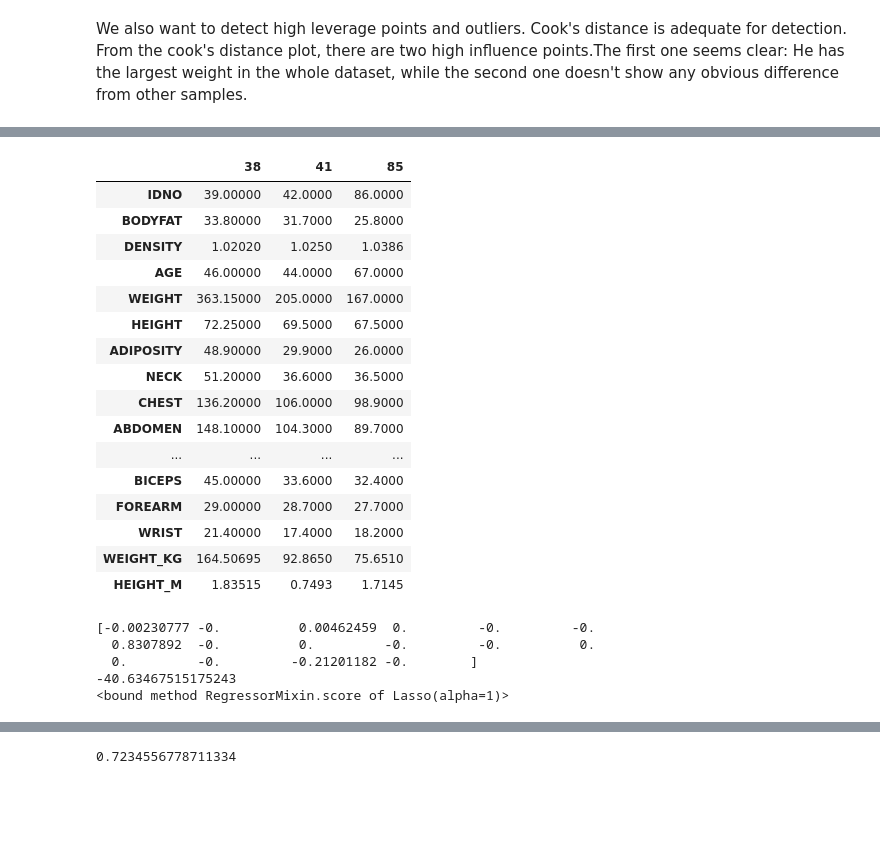
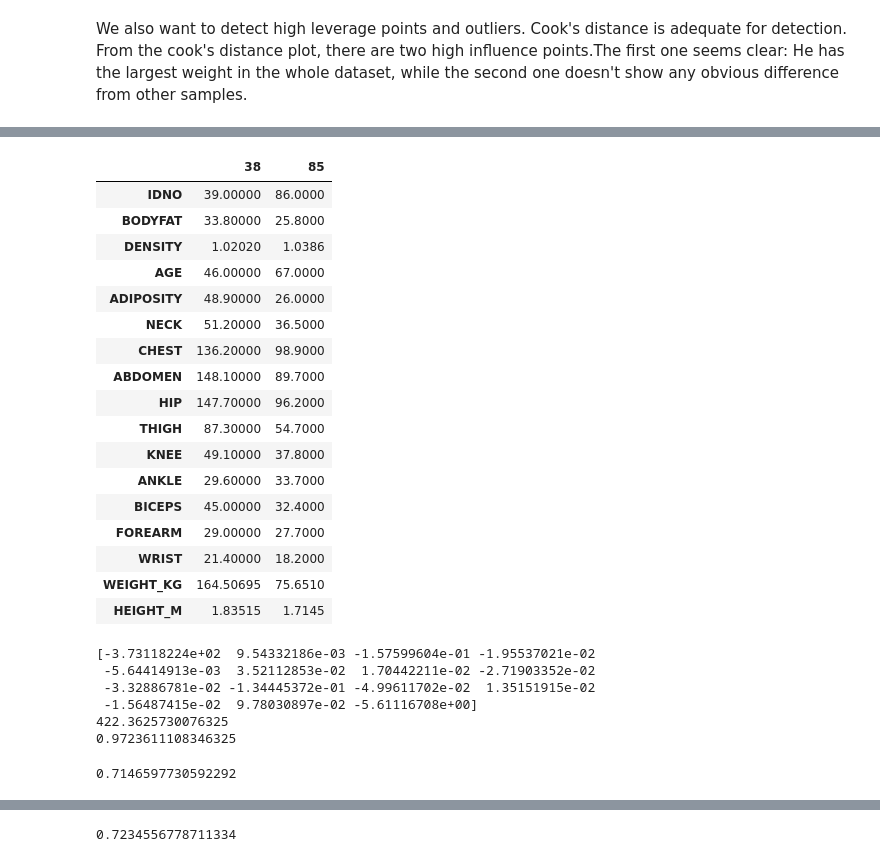
Before and after one commit to hahashuo/STAT628-Mod2, a Jupyter notebook: Diagnostics.ipynb, the cells around one changed output, grey strips where cells are left out. Cells and saved outputs as stored; diff of their text form; code cells hidden in the pictures; blank space fills up the shorter version.

```diff
--- a/Diagnostics.ipynb
+++ b/Diagnostics.ipynb
@@ -159,36 +176,45 @@ visualizer.distance_[visualizer.distance_>0.05]
 dtype: float64
-# %%
-data.loc[[38, 41,85],:].T
-# %% [output]
-|  | 38 | 41 | 85 |
-| IDNO | 39.00000 | 42.0000 | 86.0000 |
-| BODYFAT | 33.80000 | 31.7000 | 25.8000 |
-| DENSITY | 1.02020 | 1.0250 | 1.0386 |
-| AGE | 46.00000 | 44.0000 | 67.0000 |
-| WEIGHT | 363.15000 | 205.0000 | 167.0000 |
-| HEIGHT | 72.25000 | 69.5000 | 67.5000 |
-| ADIPOSITY | 48.90000 | 29.9000 | 26.0000 |
-| NECK | 51.20000 | 36.6000 | 36.5000 |
-| CHEST | 136.20000 | 106.0000 | 98.9000 |
-| ABDOMEN | 148.10000 | 104.3000 | 89.7000 |
-| ... | ... | ... | ... |
-| BICEPS | 45.00000 | 33.6000 | 32.4000 |
-| FOREARM | 29.00000 | 28.7000 | 27.7000 |
-| WRIST | 21.40000 | 17.4000 | 18.2000 |
-| WEIGHT_KG | 164.50695 | 92.8650 | 75.6510 |
-| HEIGHT_M | 1.83515 | 0.7493 | 1.7145 |
+# %%
+df.loc[visualizer.distance_>0.04,:].T
+# %% [output]
+|  | 38 | 85 |
+| IDNO | 39.00000 | 86.0000 |
+| BODYFAT | 33.80000 | 25.8000 |
+| DENSITY | 1.02020 | 1.0386 |
+| AGE | 46.00000 | 67.0000 |
+| ADIPOSITY | 48.90000 | 26.0000 |
+| NECK | 51.20000 | 36.5000 |
+| CHEST | 136.20000 | 98.9000 |
+| ABDOMEN | 148.10000 | 89.7000 |
+| HIP | 147.70000 | 96.2000 |
+| THIGH | 87.30000 | 54.7000 |
+| KNEE | 49.10000 | 37.8000 |
+| ANKLE | 29.60000 | 33.7000 |
+| BICEPS | 45.00000 | 32.4000 |
+| FOREARM | 29.00000 | 27.7000 |
+| WRIST | 21.40000 | 18.2000 |
+| WEIGHT_KG | 164.50695 | 75.6510 |
+| HEIGHT_M | 1.83515 | 1.7145 |
 # %%
 data_drop=df.drop([38, 85],axis=0)
-clf = linear_model.Lasso(alpha=1)
-clf.fit(data_drop.loc[:, data_drop.columns != 'BODYFAT'],data_drop['BODYFAT'])
+data_drop = data_drop.reset_index()
+clf = linear_model.Lasso(alpha=0)
+x_drop = data_drop.iloc[:,3:]
+y_drop = data_drop.BODYFAT
+clf.fit(x_drop,y_drop)
 print(clf.coef_)
 #[0.85 0.  ]
 print(clf.intercept_)
 #0.15...
-print(clf.score)
+print(clf.score(x_drop, y_drop))
 # %% [output]
-[-0.00230777 -0.          0.00462459  0.         -0.         -0.
-  0.8307892  -0.          0.         -0.         -0.          0.
-  0.         -0.         -0.21201182 -0.        ]
--40.63467515175243
-<bound method RegressorMixin.score of Lasso(alpha=1)>
+[-3.73118224e+02  9.54332186e-03 -1.57599604e-01 -1.95537021e-02
+ -5.64414913e-03  3.52112853e-02  1.70442211e-02 -2.71903352e-02
+ -3.32886781e-02 -1.34445372e-01 -4.99611702e-02  1.35151915e-02
+ -1.56487415e-02  9.78030897e-02 -5.61116708e+00]
+422.3625730076325
+0.9723611108346325
+# %%
+print(lasso_reg.score(x, y))
+# %% [output]
+0.7146597730592292
```
Also changed, not shown: parts of 11 cells of this notebook, 3 other files.
